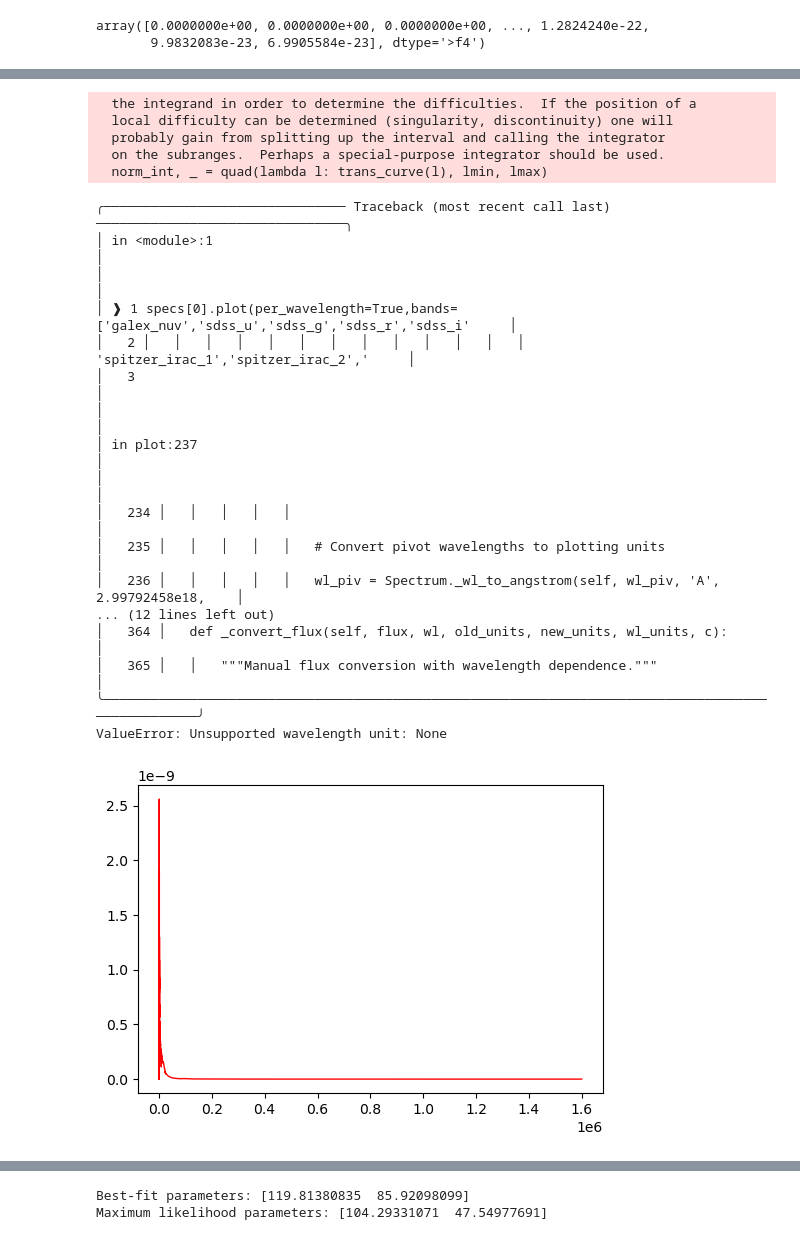
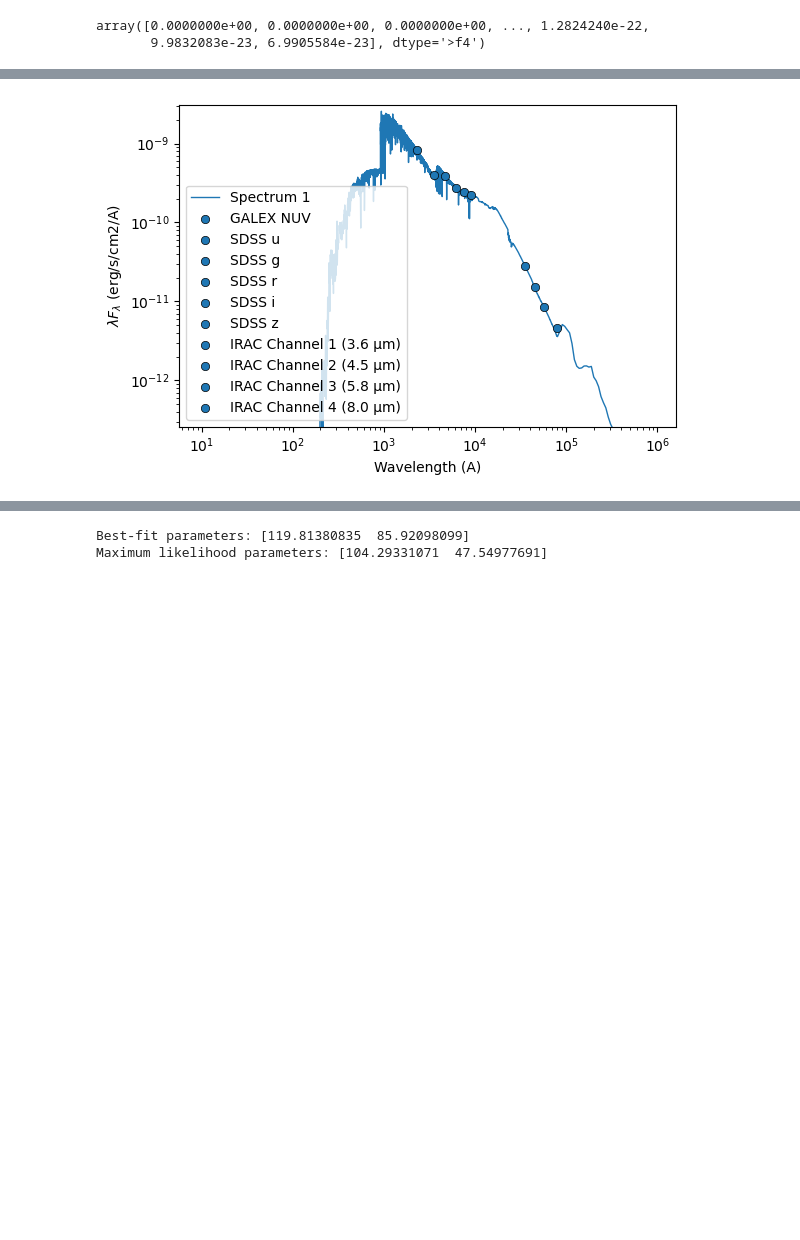
Before and after one commit to robertoinfurna/Pangal, a Jupyter notebook: pfitter_tutorial.ipynb, the cells around one changed output, grey strips where cells are left out. Drawn from its saved outputs; the diff is of its cells as text; code cells hidden in the pictures; blank space fills up the shorter version.

```diff
--- a/pfitter_tutorial.ipynb
+++ b/pfitter_tutorial.ipynb
@@ -1200 +512,3 @@ specs = load_spectrum_models_from_fits('test_models')
+# %%
+specs = load_spectrum_models_from_fits('some_data/simple_cigale_sfh2exp')
 # %%
@@ -1218,30 +530,8 @@ PhotometryTable(data={'sdss_u': (1.1305987844441305e-13, nan), 'sdss_r': (4.4041
 # %%
-specs[0].plot(per_wavelength=True,bands=['galex_nuv','sdss_u','sdss_g','sdss_r','sdss_i','sdss_z',
+specs[0].plot(per_wavelength=True,phot_points=['galex_nuv','sdss_u','sdss_g','sdss_r','sdss_i','sdss_z',
                                                      'spitzer_irac_1','spitzer_irac_2','spitzer_irac_3','spitzer_irac_4'])
 # %% [output]
-  the integrand in order to determine the difficulties.  If the position of a
-  local difficulty can be determined (singularity, discontinuity) one will
-  probably gain from splitting up the interval and calling the integrator
-  on the subranges.  Perhaps a special-purpose integrator should be used.
-  norm_int, _ = quad(lambda l: trans_curve(l), lmin, lmax)
-╭─────────────────────────────── Traceback (most recent call last) ────────────────────────────────╮
-│ in <module>:1                                                                                    │
-│                                                                                                  │
-│ ❱ 1 specs[0].plot(per_wavelength=True,bands=['galex_nuv','sdss_u','sdss_g','sdss_r','sdss_i'     │
-│   2 │   │   │   │   │   │   │   │   │   │   │   │   │    'spitzer_irac_1','spitzer_irac_2','     │
-│   3                                                                                              │
-│                                                                                                  │
-│ in plot:237                                                                                      │
-│                                                                                                  │
-│   234 │   │   │   │   │                                                                          │
-│   235 │   │   │   │   │   # Convert pivot wavelengths to plotting units                          │
-│   236 │   │   │   │   │   wl_piv = Spectrum._wl_to_angstrom(self, wl_piv, 'A', 2.99792458e18,    │
-... (12 lines left out)
-│   364 │   def _convert_flux(self, flux, wl, old_units, new_units, wl_units, c):                  │
-│   365 │   │   """Manual flux conversion with wavelength dependence."""                           │
-╰──────────────────────────────────────────────────────────────────────────────────────────────────╯
-ValueError: Unsupported wavelength unit: None
-[figure, old version]
+[figure, new version]
 # %%
 #for s in spec:
 #    s.plot(show_spectral_lines=False,log=True,per_wavelength=True,bands=['sdss_u','sdss_r'],)
```
Also changed, not shown: parts of 19 cells of this notebook.
